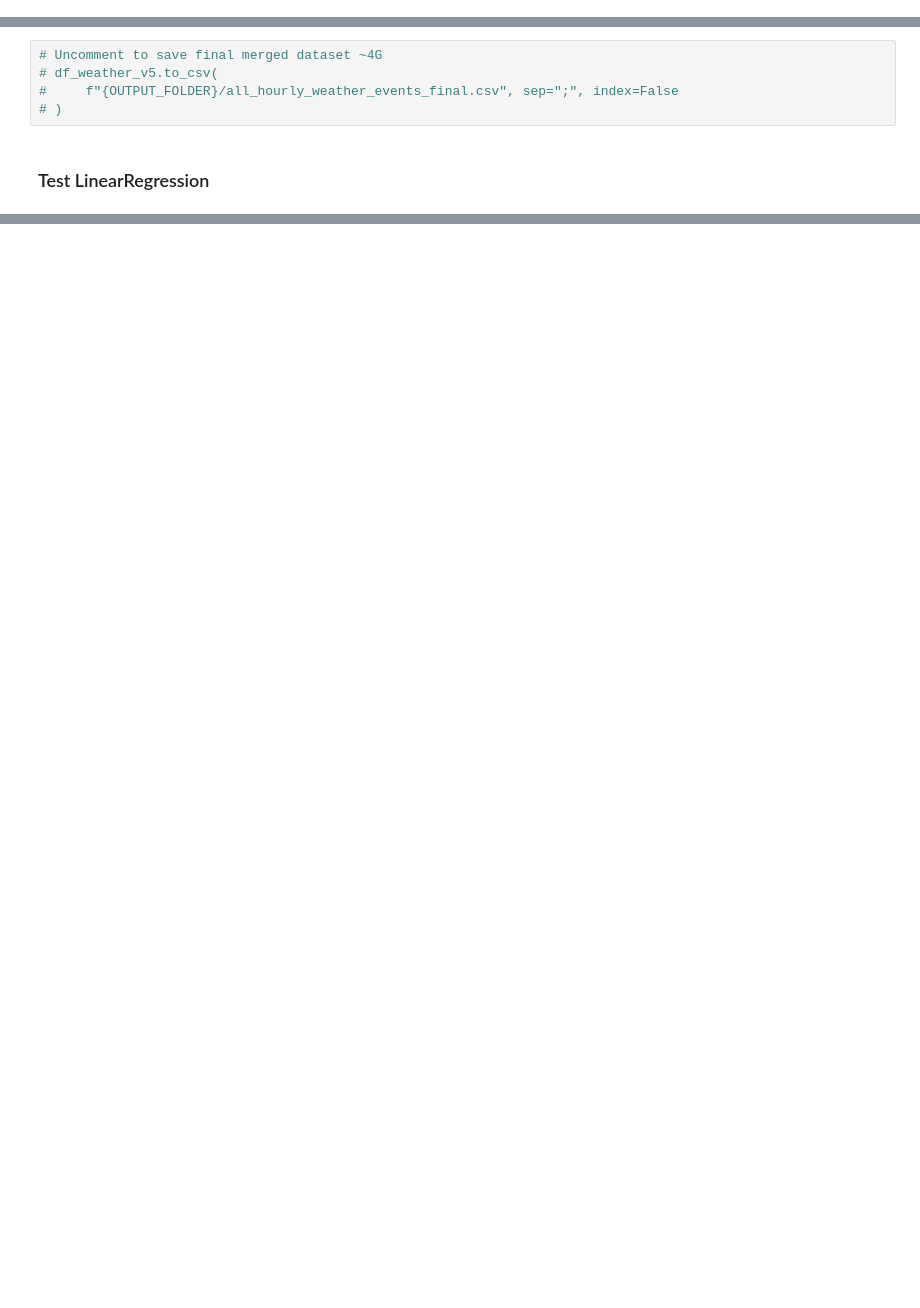
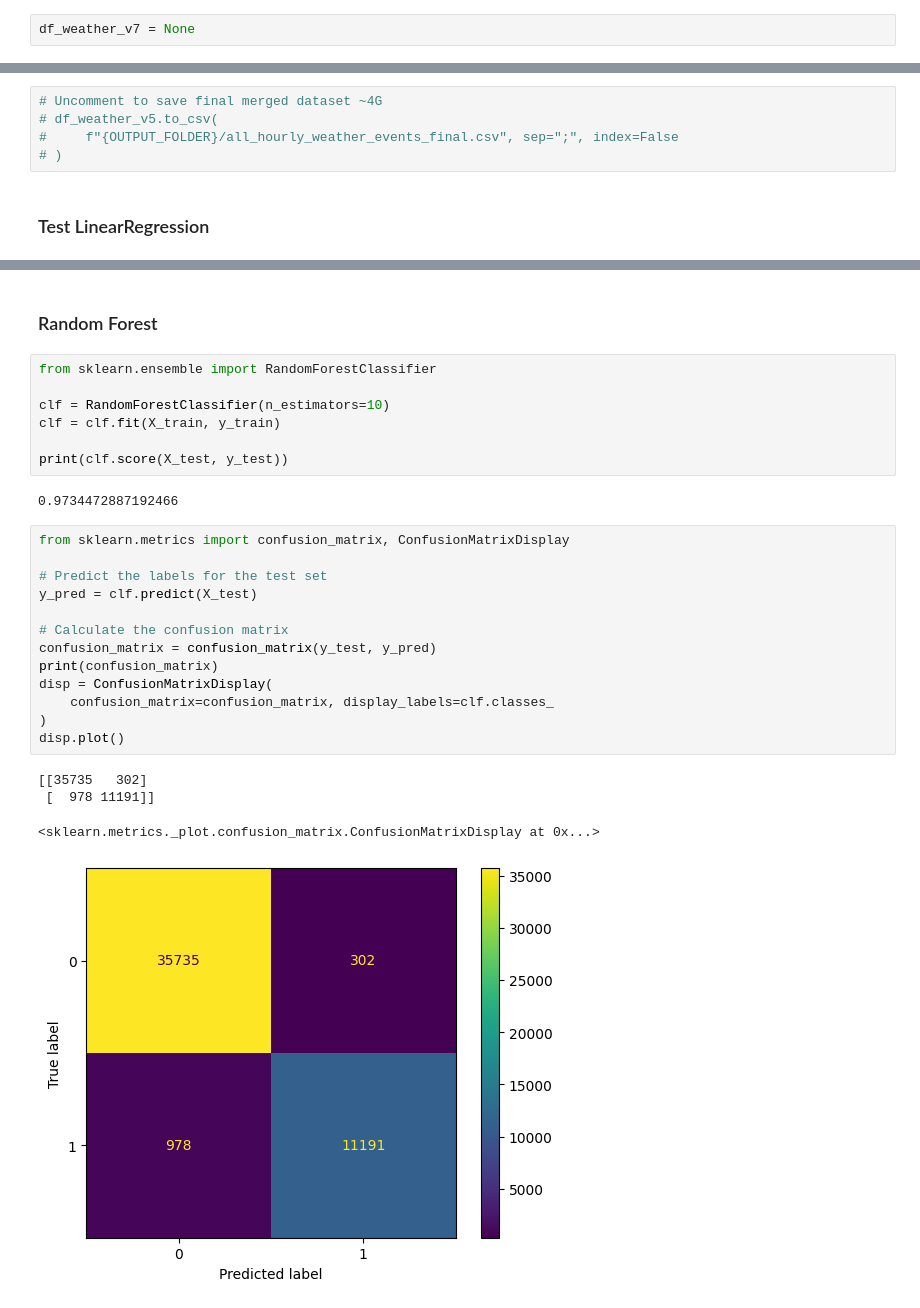
Before and after one commit to technicsx/SD_SaaS_Project, a Jupyter notebook: 2_data_preparation/3_prepare_final_dataset.ipynb, the cells around one changed output, grey strips where cells are left out. Cells and saved outputs as stored; diff of their text form; blank space fills up the shorter version.

```diff
--- a/2_data_preparation/3_prepare_final_dataset.ipynb
+++ b/2_data_preparation/3_prepare_final_dataset.ipynb
@@ -524,2 +607,4 @@ df_weather_v6[["hour_conditions", "hour_conditions_code"]].head(5)
+# %%
+df_weather_v7 = None
 # %%
 %%sql
@@ -604,0 +730,29 @@ disp.plot()
+# %% [markdown]
+### Random Forest
+# %%
+from sklearn.ensemble import RandomForestClassifier
+
+clf = RandomForestClassifier(n_estimators=10)
+clf = clf.fit(X_train, y_train)
+
+print(clf.score(X_test, y_test))
+# %% [output]
+0.9734472887192466
+# %%
+from sklearn.metrics import confusion_matrix, ConfusionMatrixDisplay
+
+# Predict the labels for the test set
+y_pred = clf.predict(X_test)
+
+# Calculate the confusion matrix
+confusion_matrix = confusion_matrix(y_test, y_pred)
+print(confusion_matrix)
+disp = ConfusionMatrixDisplay(
+    confusion_matrix=confusion_matrix, display_labels=clf.classes_
+)
+disp.plot()
+# %% [output]
+[[35735   302]
+ [  978 11191]]
+<sklearn.metrics._plot.confusion_matrix.ConfusionMatrixDisplay at 0x...>
+[figure, added]
```
Also changed, not shown: parts of 22 cells of this notebook, 23 other files.
